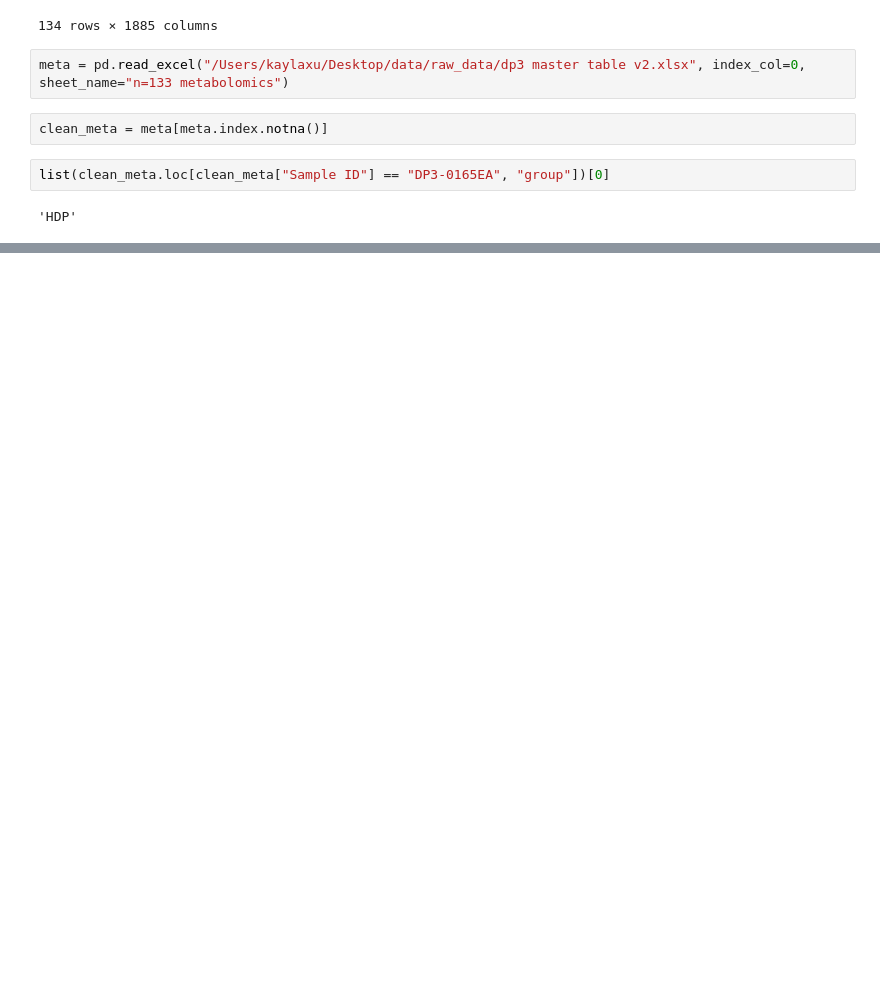
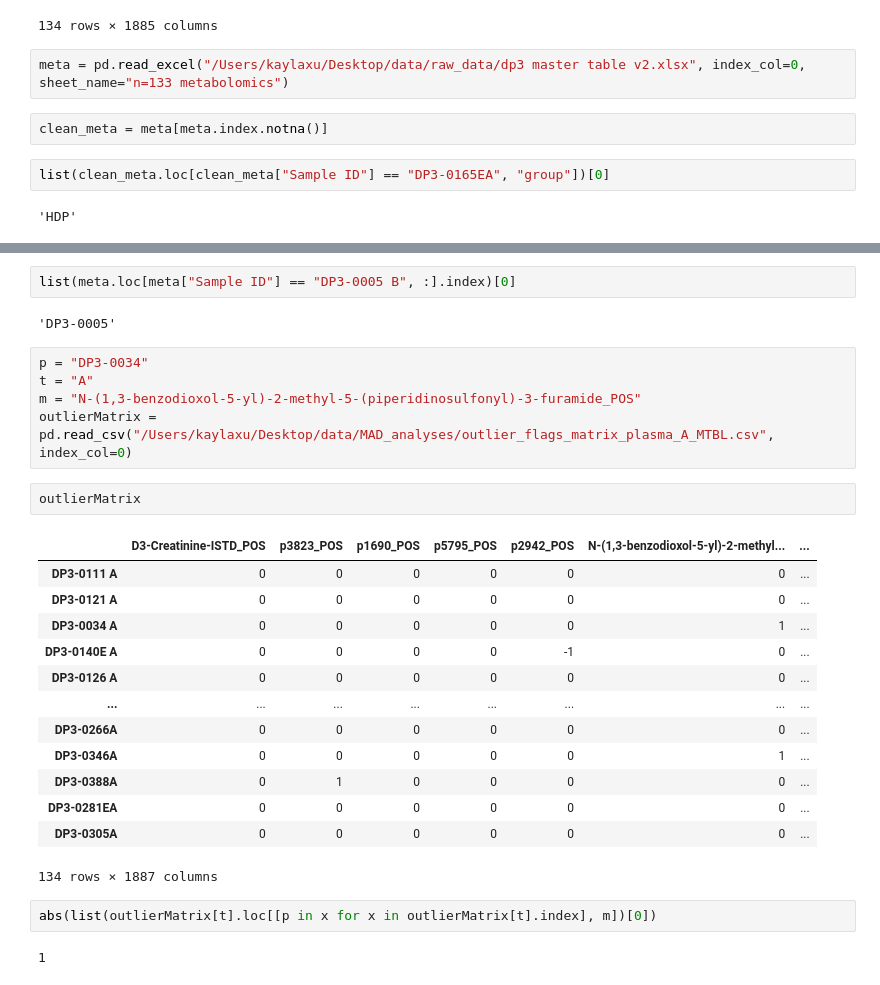
Before and after one commit to spiekos/PiekosLab, a Jupyter notebook: kaylaxu/MTBL_MAD.ipynb, the cells around one changed output, grey strips where cells are left out. Saved outputs shown, nothing was run; the diff lists cells and outputs as text; blank space fills up the shorter version.

Commit message:
outlier analysis step 3 and 4

```diff
--- a/kaylaxu/MTBL_MAD.ipynb
+++ b/kaylaxu/MTBL_MAD.ipynb
@@ -203,0 +210,29 @@ list(clean_meta.loc[clean_meta["Sample ID"] == "DP3-0165EA", "group"])[0]
+# %%
+list(meta.loc[meta["Sample ID"] == "DP3-0005 B", :].index)[0]
+# %% [output]
+'DP3-0005'
+# %%
+p = "DP3-0034"
+t = "A"
+m = "N-(1,3-benzodioxol-5-yl)-2-methyl-5-(piperidinosulfonyl)-3-furamide_POS"
+outlierMatrix = pd.read_csv("/Users/kaylaxu/Desktop/data/MAD_analyses/outlier_flags_matrix_plasma_A_MTBL.csv", index_col=0)
+# %%
+outlierMatrix
+# %% [output]
+|  | D3-Creatinine-ISTD_POS | p3823_POS | p1690_POS | p5795_POS | p2942_POS | N-(1,3-benzodioxol-5-yl)-2-methyl... | ... |
+| DP3-0111 A | 0 | 0 | 0 | 0 | 0 | 0 | ... |
+| DP3-0121 A | 0 | 0 | 0 | 0 | 0 | 0 | ... |
+| DP3-0034 A | 0 | 0 | 0 | 0 | 0 | 1 | ... |
+| DP3-0140E A | 0 | 0 | 0 | 0 | -1 | 0 | ... |
+| DP3-0126 A | 0 | 0 | 0 | 0 | 0 | 0 | ... |
+| ... | ... | ... | ... | ... | ... | ... | ... |
+| DP3-0266A | 0 | 0 | 0 | 0 | 0 | 0 | ... |
+| DP3-0346A | 0 | 0 | 0 | 0 | 0 | 1 | ... |
+| DP3-0388A | 0 | 1 | 0 | 0 | 0 | 0 | ... |
+| DP3-0281EA | 0 | 0 | 0 | 0 | 0 | 0 | ... |
+| DP3-0305A | 0 | 0 | 0 | 0 | 0 | 0 | ... |
+134 rows × 1887 columns
+# %%
+abs(list(outlierMatrix[t].loc[[p in x for x in outlierMatrix[t].index], m])[0])
+# %% [output]
+1
```
Also changed, not shown: parts of 7 cells of this notebook, 2 other files.
